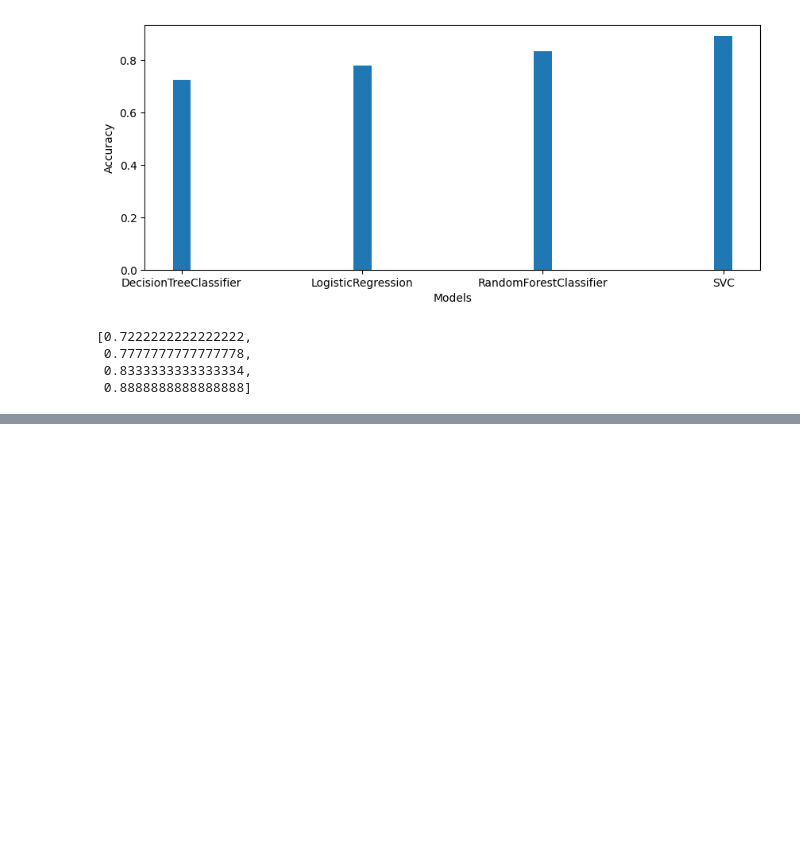
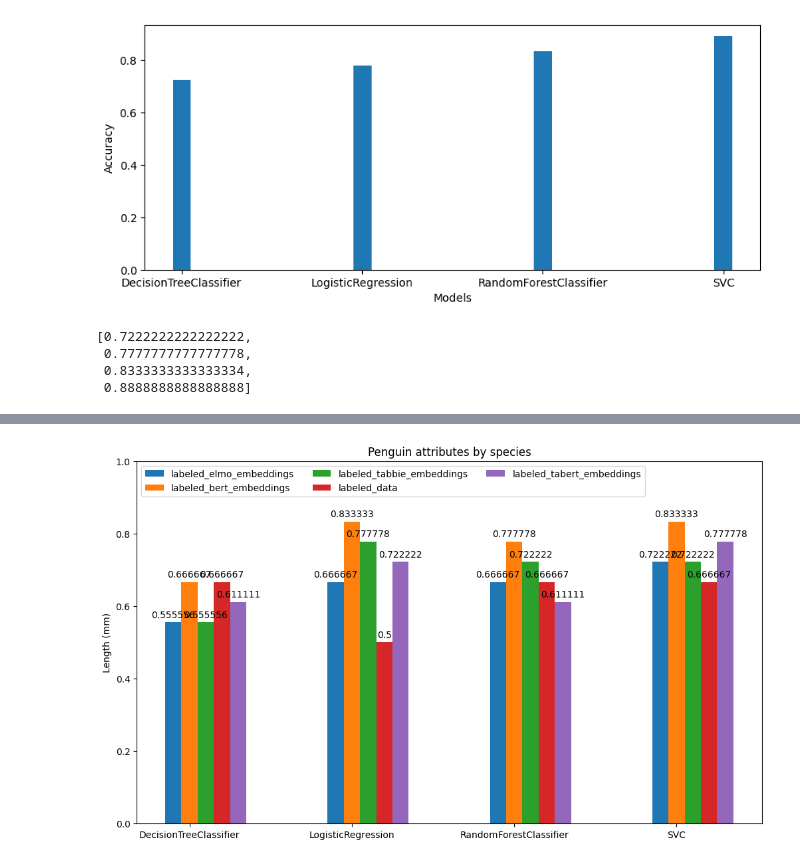
Before and after one commit to ibrahim-choukrane/Sensitive_data_classification, a Jupyter notebook: table_classification.ipynb, the cells around one changed output, grey strips where cells are left out. Cells and saved outputs as stored; diff of their text form; code cells hidden in the pictures; blank space fills up the shorter version.

Commit message:
adding new function for ploting model accuracies

```diff
--- a/table_classification.ipynb
+++ b/table_classification.ipynb
@@ -936,0 +904,2 @@ KeyError: 0
+# %%
+labeled_data = [i for i in os.listdir("./") if "labeled_" in i]
@@ -936,0 +946,8 @@ KeyError: 0
+# %%
+data_pd = []
+for file_name in labeled_data:
+    data = pd.read_csv(file_name)
+    data.index = pd.MultiIndex.from_frame(data.loc[:,["Table", "Column"]])
+    data.drop(["Table", "Column"], axis=1, inplace=True)
+    data['sensitivity'] = data['sensitivity'].map(lambda x: 1 if x in ["Trés Secret", "Secret"] else 0)
+    data_pd.append(data)
@@ -936,0 +962,5 @@ KeyError: 0
+# %%
+classifiers = ["DecisionTreeClassifier", "LogisticRegression", "RandomForestClassifier", "SVC"]
+results = {}
+for n, model in enumerate(labeled_data):
+    results[os.path.splitext(model)[0]] = run_classifiers(data_pd[n], classifiers)
@@ -936,0 +990,33 @@ KeyError: 0
+# %%
+import matplotlib.pyplot as plt
+import numpy as np
+
+#species = ("Adelie", "Chinstrap", "Gentoo")
+#penguin_means = {
+#     'Bill Depth': (18.35, 18.43, 14.98),
+#     'Bill Length': (38.79, 48.83, 47.50),
+#     'Flipper Length': (189.95, 195.82, 217.19),
+# }
+
+x = np.arange(len(classifiers))  # the label locations
+width = 0.1  # the width of the bars
+multiplier = 0
+
+fig, ax = plt.subplots(layout='constrained',figsize=(10, 6))
+
+for attribute, measurement in results.items():
+    offset = width * multiplier
+    rects = ax.bar(x + offset, measurement, width, label=attribute)
+    ax.bar_label(rects, padding=3)
+    multiplier += 1
+
+# Add some text for labels, title and custom x-axis tick labels, etc.
+ax.set_ylabel('Length (mm)')
+ax.set_title('Penguin attributes by species')
+ax.set_xticks(x + width, classifiers)
+ax.legend(loc='upper left', ncols=3)
+ax.set_ylim(0, 1)
+
+plt.show()
+# %% [output]
+[figure, added]
```
Also changed, not shown: parts of 9 cells of this notebook.
